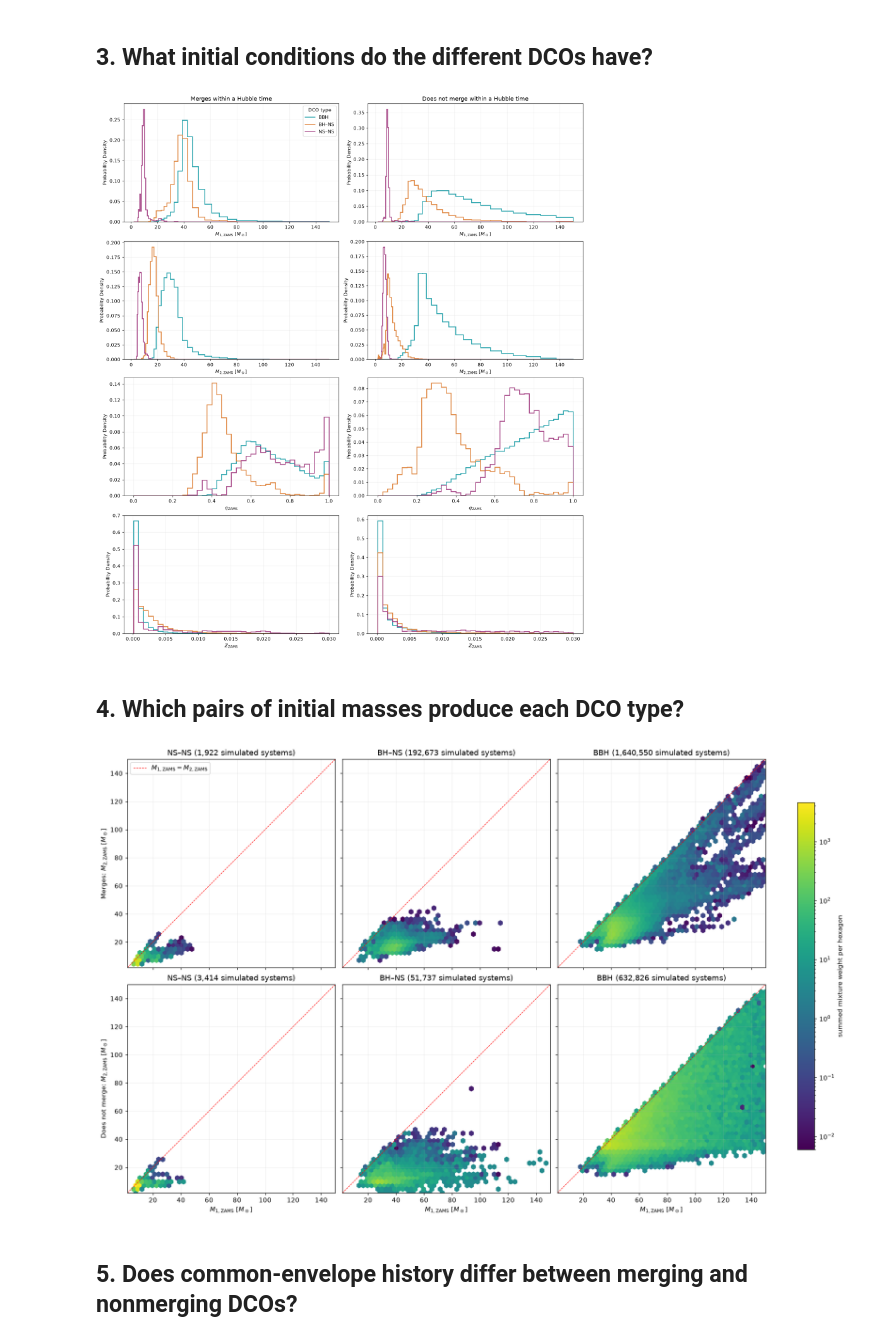
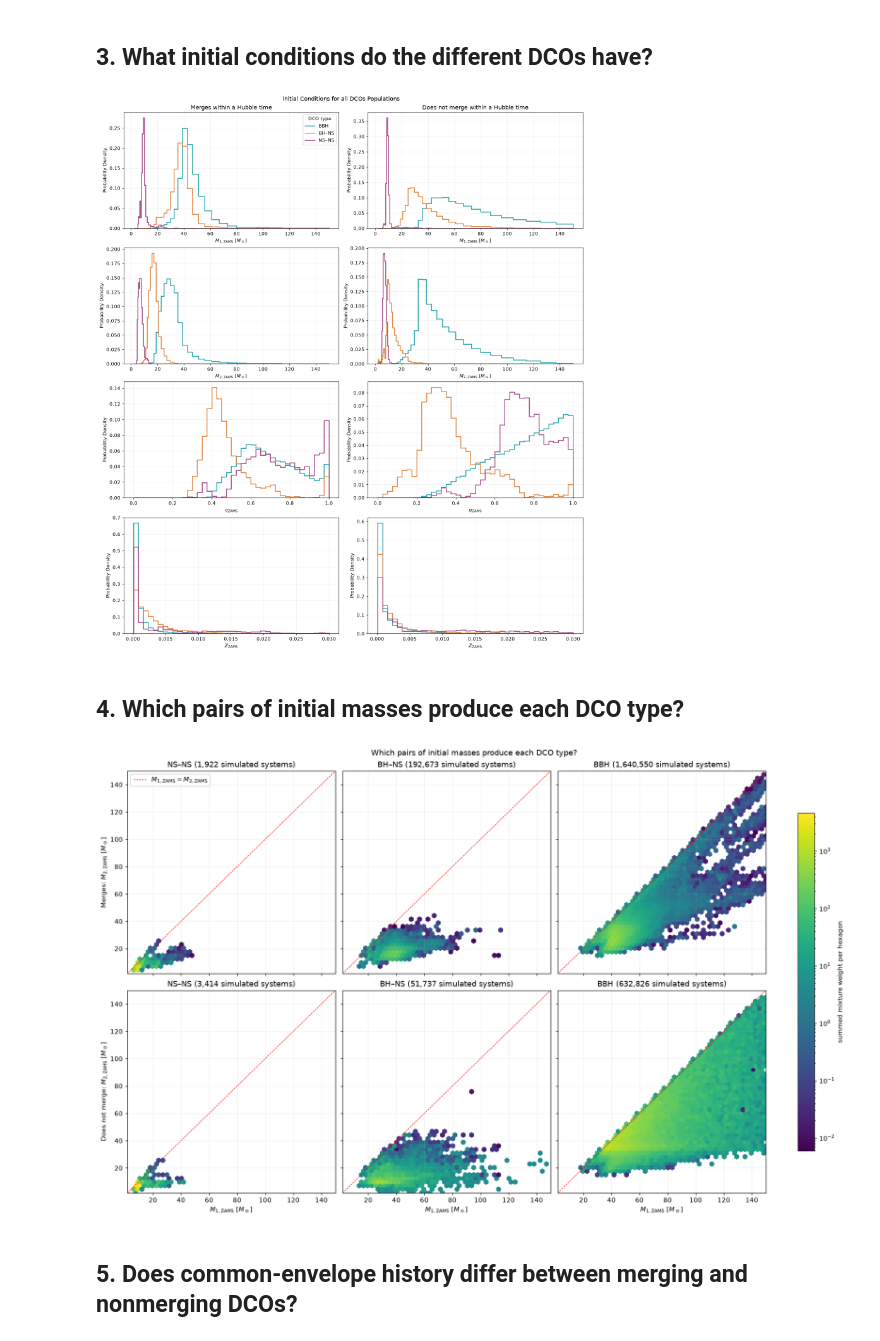
Before and after one commit to maryamahsan-codes/GROWL_GW-Palaeontology, a Jupyter notebook: further_analysis/GROWL_birth_conditions_and_dco_mass_plane.ipynb, the cells around one changed output. Saved outputs shown, nothing was run; the diff lists cells and outputs as text; code cells hidden in the pictures.

```diff
--- a/further_analysis/GROWL_birth_conditions_and_dco_mass_plane.ipynb
+++ b/further_analysis/GROWL_birth_conditions_and_dco_mass_plane.ipynb
@@ -223,9 +223,10 @@ for col, status in enumerate([1, 0]):
             ax.set_title("Merges within a Hubble time" if status else
                          "Does not merge within a Hubble time")
 axes[0, 0].legend(title="DCO type")
+plt.suptitle("Initial Conditions for all DCOs Populations")
 plt.show()
 # %% [output]
-[figure, old version]
+[figure, new version]
 # %% [markdown]
 ## 4. Which pairs of initial masses produce each DCO type?
 # %%
@@ -245,34 +246,36 @@ for row, status in enumerate([1, 0]):
 
         h = ax.hexbin(group.M1_zams, group.M2_zams, C=group.w, reduce_C_function=np.sum,
                       gridsize=50, mincnt=1, extent=(mass_lo, mass_hi, mass_lo, mass_hi),
                       cmap="viridis")
         hexes.append(h)
 
         ax.plot([mass_lo, mass_hi], [mass_lo, mass_hi], "--", c="red", lw=0.8,
                  label = r"$M_{1,\rm ZAMS} = M_{2,\rm ZAMS}$")
         ax.set(xlim=(mass_lo, mass_hi), ylim=(mass_lo, mass_hi),
             title=f"{kind} ({len(group):,} simulated systems)")
 
     axes[row, 0].set_ylabel(("Merges: " if status else "Does not merge: ") + r"$M_{2,\rm ZAMS}$ [$M_\odot$]")
 
 axes[0,0].legend()
 
 for ax in axes[-1]:
     ax.set_xlabel(r"$M_{1,\rm ZAMS}$ [$M_\odot$]")
 
 # Using one logarithmic color scale across panels for direct comparison.
 positive = np.concatenate([np.asarray(h.get_array())[np.asarray(h.get_array()) > 0]
                            for h in hexes])
 common_norm = LogNorm(vmin=positive.min(), vmax=positive.max())
 
 for h in hexes:
     h.set_norm(common_norm)
 
 fig.colorbar(hexes[0], ax=axes, shrink=0.8,
              label="summed mixture weight per hexagon")
+
+plt.suptitle(" Which pairs of initial masses produce each DCO type?")
 plt.show()
 # %% [output]
-[figure, old version]
+[figure, new version]
 # %% [markdown]
 ## 5. Does common-envelope history differ between merging and nonmerging DCOs?
 # %%
```
Also changed, not shown: parts of 3 cells of this notebook.
